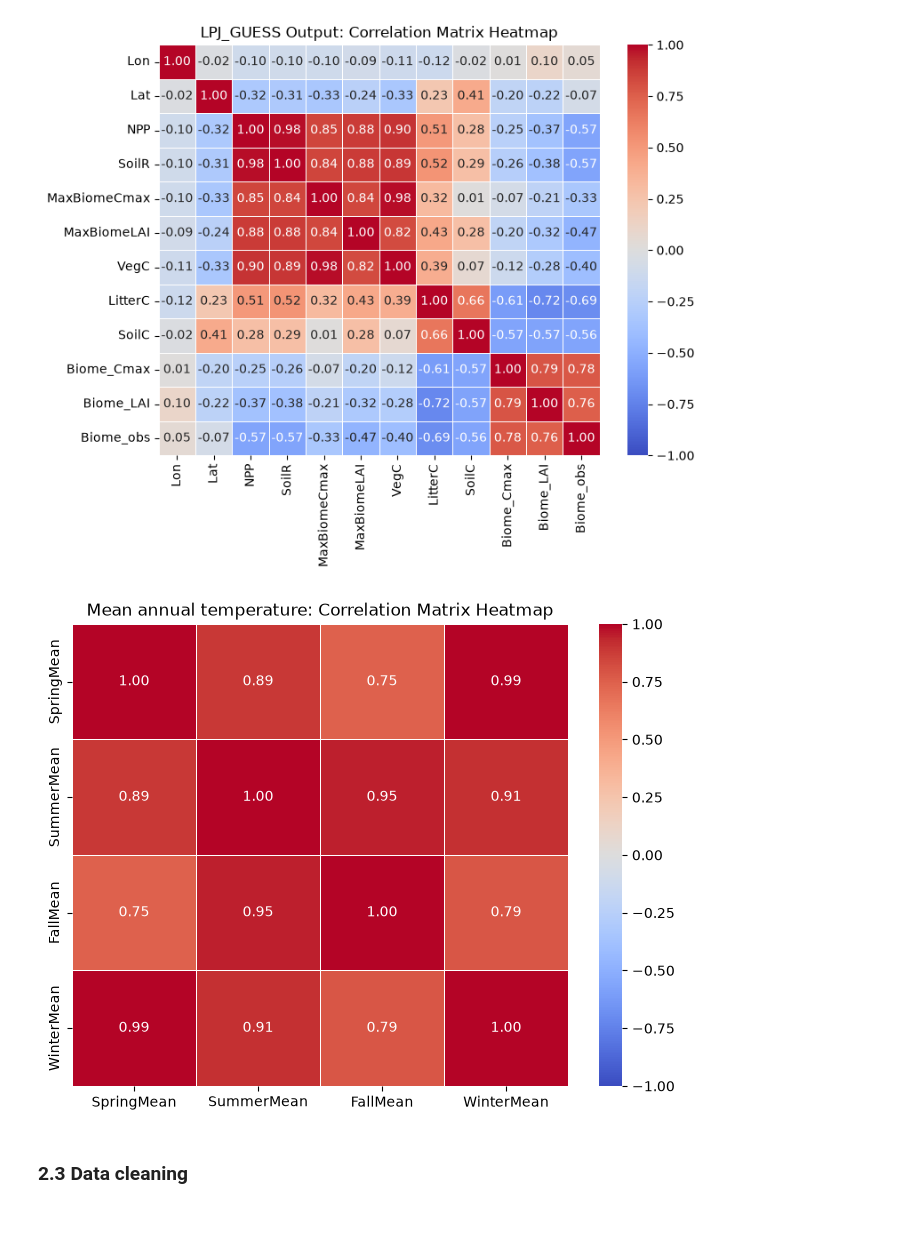
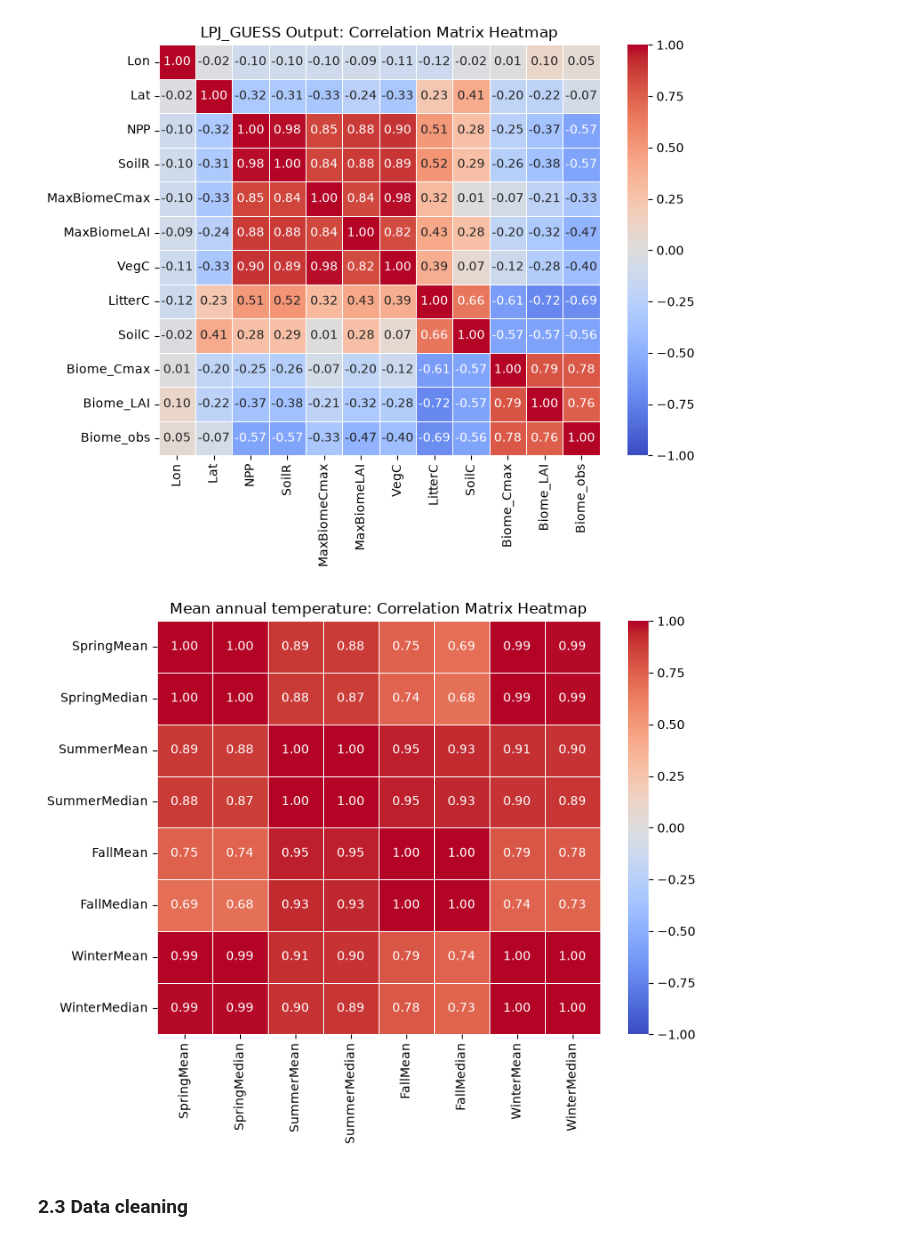
Before and after one commit to AndreaRaaschou/BERN01, a Jupyter notebook: biome_project/Andrea/data_visualization.ipynb, the cells around one changed output. Cells and saved outputs as stored; diff of their text form; code cells hidden in the pictures.

Commit message:
add median mean correlaiton plot

```diff
--- a/biome_project/Andrea/data_visualization.ipynb
+++ b/biome_project/Andrea/data_visualization.ipynb
@@ -217,19 +226,20 @@ plt.show()
 [figure]
 # %%
 # Plot a correlation matrix
-mean_cols = [
-    'SpringMean',
-    'SummerMean',
-    'FallMean',
-    'WinterMean'
+mean_median_cols = [
+    'SpringMean', 'SpringMedian',
+    'SummerMean', 'SummerMedian',
+    'FallMean', 'FallMedian',
+    'WinterMean', 'WinterMedian'
 ]
-corr_matrix = stats_df["tmp"][mean_cols].corr()
+
+corr_matrix = stats_df["tmp"][mean_median_cols].corr()
 plt.figure(figsize=(8, 6))
 sns.heatmap(corr_matrix, annot=True, cmap='coolwarm', fmt='.2f', linewidths=0.5, vmin=-1, vmax=1)
 plt.title('Mean annual temperature: Correlation Matrix Heatmap')
 plt.show()
 # %% [output]
-[figure, old version]
+[figure, new version]
 # %% [markdown]
 ### 2.3 Data cleaning
 # %% [markdown]
```
Also changed, not shown: parts of 2 cells of this notebook.
